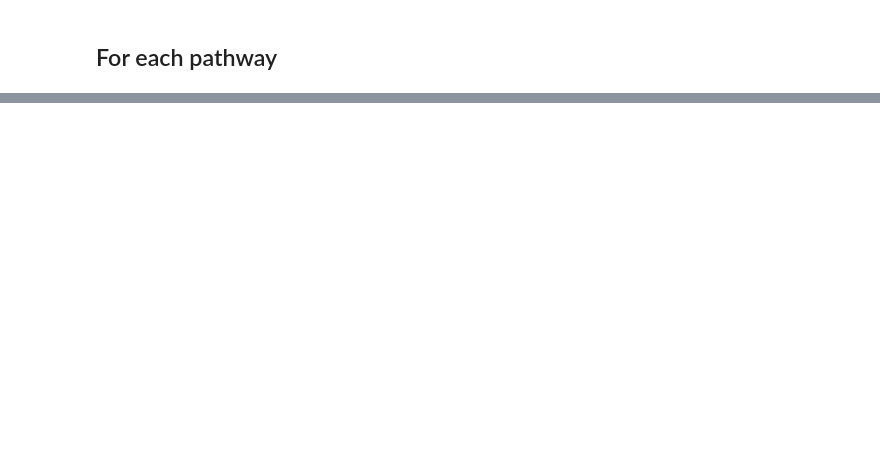
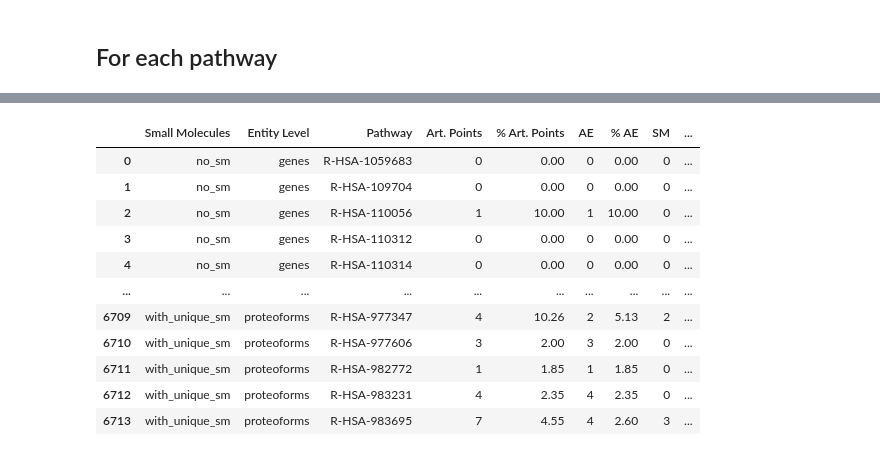
Before and after one commit to PathwayAnalysisPlatform/ProteoformNetworks, a Jupyter notebook: src/Python/2_5_bridges_art_points.ipynb, the cells around one changed output, grey strips where cells are left out. Saved outputs shown, nothing was run; the diff lists cells and outputs as text; code cells hidden in the pictures; blank space fills up the shorter version.

```diff
--- a/src/Python/2_5_bridges_art_points.ipynb
+++ b/src/Python/2_5_bridges_art_points.ipynb
@@ -214,0 +180,14 @@ combinations[0:30]
+# %%
+proteoforms_no_annotations = [node for node in interactomes_no_sm['proteoforms'].nodes if not any((c in {':', '-'}) for c in str(node))]
+proteoforms_with_annotations = [node for node in interactomes_no_sm['proteoforms'].nodes if any((c in {':', '-'}) for c in str(node))]
+
+pathways_map = nx.get_node_attributes(interactomes_no_sm[proteoforms], "pathways")
+selected_pathways = set()
+
+for proteoform in proteoforms_with_annotations:
+    for pathway in pathways_map[proteoform]:
+        selected_pathways.add(pathway)
+print(f"There are {len(selected_pathways)} pathways with proteoforms with annotations.")
+df_selected_pathways = pd.DataFrame(selected_pathways, columns=["Pathway"])
+df_selected_pathways.sort_values(by=["Pathway"], inplace=True)
+df_selected_pathways
@@ -215,50 +209,47 @@ combinations[0:30]
 # %%
-columns = [
-    "Small Molecules", "Entity Level", "Pathway",
-    "Number of nodes", "Number of articulation point nodes", "Percentage of articulation point nodes",
-    "Number of accessioned entities articulation points", "Percentage of accessioned entities articulation points",
-    "Number of small molecule articulation points", "Percentage of small molecules that are articulation points",
-
-    "Number of links", "Number of links bridges", "Percentage of bridge links",
-    "Percentage of bridge links from accessioned entities",
-    "Percentage of bridge links from small molecules"
-]
-
-out_path = "resources/pathway_networks/"
-
-
 def get_tuples(combination):
-    G = create_pathway_interaction_network(
-        method=combination[0], level=combination[1], pathway=combination[2], out_path=out_path
+    g = create_pathway_interaction_network(
+        method=combination[0], level=combination[1], pathway=combination[2], out_path=PATHWAY_GRAPHS_PATH
     )
 
-    percentage_art_points = G.graph['Articulation Points'] / G.number_of_nodes()
-    num_acc_ent_art_points = count_accessioned_entites_art_points(G)
-    percentage_acc_ent_art_points = num_acc_ent_art_points / G.graph['num_entities']
-    num_sm_art_points = count_small_molecules_art_points(G)
+    percentage_art_points = round(g.graph['Articulation Points'] / g.number_of_nodes() * 100, 2)
+    num_acc_ent_art_points = sum(g.nodes[n]["Articulation Point"] and not g.nodes[n]['type'].startswith("S") for n in g.nodes)
+    percentage_acc_ent_art_points = round(num_acc_ent_art_points / g.number_of_nodes() * 100, 2)
+    num_sm_art_points = sum(g.nodes[n]["Articulation Point"] and g.nodes[n]['type'].startswith("S") for n in g.nodes)
     percentage_sm_art_points = 0
-    if G.graph['num_small_molecules'] > 0:
-        percentage_sm_art_points = num_sm_art_points / G.graph['num_small_molecules']
-    assert G.graph['Articulation Points'] == num_acc_ent_art_points + num_sm_art_points
+    if g.graph['num_small_molecules'] > 0:
+        percentage_sm_art_points = round(num_sm_art_points / g.number_of_nodes() * 100, 2)
+    assert g.graph['Articulation Points'] == num_acc_ent_art_points + num_sm_art_points
 
     percentage_bridges = 0
-    if G.number_of_edges() > 0:
-        percentage_bridges = round(decimal.Decimal(G.graph["Bridges"]) / G.number_of_edges(), 5)
-    acc_ents = list(G.nodes)
+    if g.number_of_edges() > 0:
+        percentage_bridges = round(decimal.Decimal(g.graph["Bridges"]) / g.number_of_edges(), 2)
+    acc_ents = list(g.nodes)
     percentage_from_sms = 0
-    if G.graph['num_small_molecules'] > 0:
-        acc_ents = [n for n in G.nodes if not G.nodes[n]['type'].startswith("Simple")]
-        sms = [n for n in G.nodes if G.nodes[n]['type'].startswith("Simple")]
-        percentage_from_sms = get_percentage_links_that_are_bridges(G, sms)
-    percentage_from_acc_ents = get_percentage_links_that_are_bridges(G, acc_ents)
+    if g.graph['num_small_molecules'] > 0:
+        acc_ents = [n for n in g.nodes if not g.nodes[n]['type'].startswith("Simple")]
+        sms = [n for n in g.nodes if g.nodes[n]['type'].startswith("Simple")]
+        percentage_from_sms = get_percentage_links_that_are_bridges(g, sms)
+    percentage_from_acc_ents = get_percentage_links_that_are_bridges(g, acc_ents)
 
     return (
         combination[0], combination[1], combination[2],
-        G.number_of_nodes(), G.graph['Articulation Points'], percentage_art_points,
-        num_acc_ent_art_points, percentage_acc_ent_art_points,
-        num_sm_art_points, percentage_sm_art_points,
-
-        G.number_of_edges(), G.graph["Bridges"], float(percentage_bridges),
-        percentage_from_acc_ents,
-        percentage_from_sms
+        g.graph['Articulation Points'], percentage_art_points, num_acc_ent_art_points, percentage_acc_ent_art_points, num_sm_art_points, percentage_sm_art_points,
+        g.graph["Bridges"], percentage_bridges, percentage_from_acc_ents, percentage_from_sms
     )
+columns = [ "Small Molecules", "Entity Level", "Pathway", *cols_art_points, *cols_bridges]
+df_br_ap_pathways = pd.DataFrame([get_tuples(combination) for combination in get_combinations_with_pathways(df_selected_pathways["Pathway"])], columns=columns)
+df_br_ap_pathways
+# %% [output]
+|  | Small Molecules | Entity Level | Pathway | Art. Points | % Art. Points | AE | % AE | SM | ... |
+| 0 | no_sm | genes | R-HSA-1059683 | 0 | 0.00 | 0 | 0.00 | 0 | ... |
+| 1 | no_sm | genes | R-HSA-109704 | 0 | 0.00 | 0 | 0.00 | 0 | ... |
+| 2 | no_sm | genes | R-HSA-110056 | 1 | 10.00 | 1 | 10.00 | 0 | ... |
+| 3 | no_sm | genes | R-HSA-110312 | 0 | 0.00 | 0 | 0.00 | 0 | ... |
+| 4 | no_sm | genes | R-HSA-110314 | 0 | 0.00 | 0 | 0.00 | 0 | ... |
+| ... | ... | ... | ... | ... | ... | ... | ... | ... | ... |
+| 6709 | with_unique_sm | proteoforms | R-HSA-977347 | 4 | 10.26 | 2 | 5.13 | 2 | ... |
+| 6710 | with_unique_sm | proteoforms | R-HSA-977606 | 3 | 2.00 | 3 | 2.00 | 0 | ... |
+| 6711 | with_unique_sm | proteoforms | R-HSA-982772 | 1 | 1.85 | 1 | 1.85 | 0 | ... |
+| 6712 | with_unique_sm | proteoforms | R-HSA-983231 | 4 | 2.35 | 4 | 2.35 | 0 | ... |
+| 6713 | with_unique_sm | proteoforms | R-HSA-983695 | 7 | 4.55 | 4 | 2.60 | 3 | ... |
```
Also changed, not shown: parts of 19 cells of this notebook, 4 other files.
